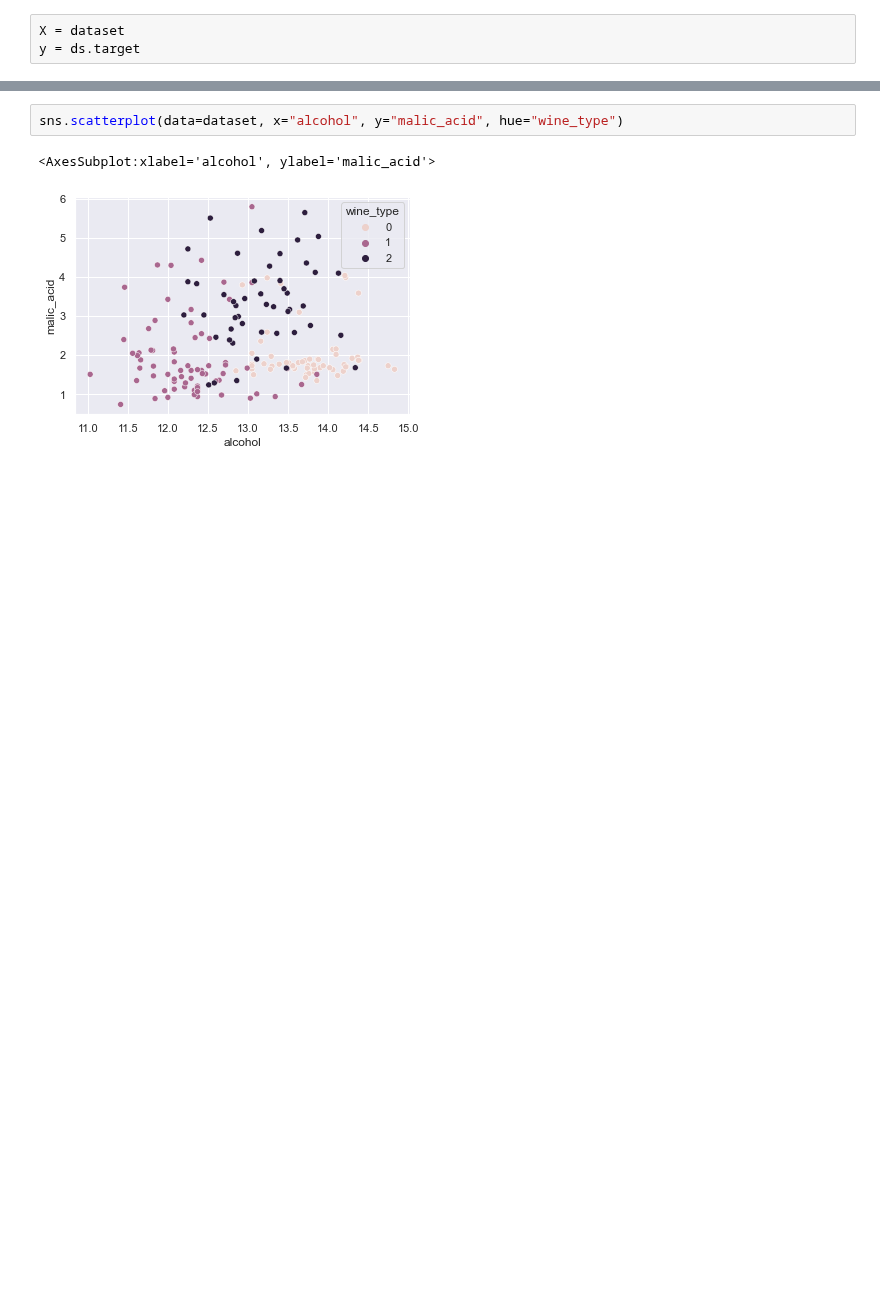
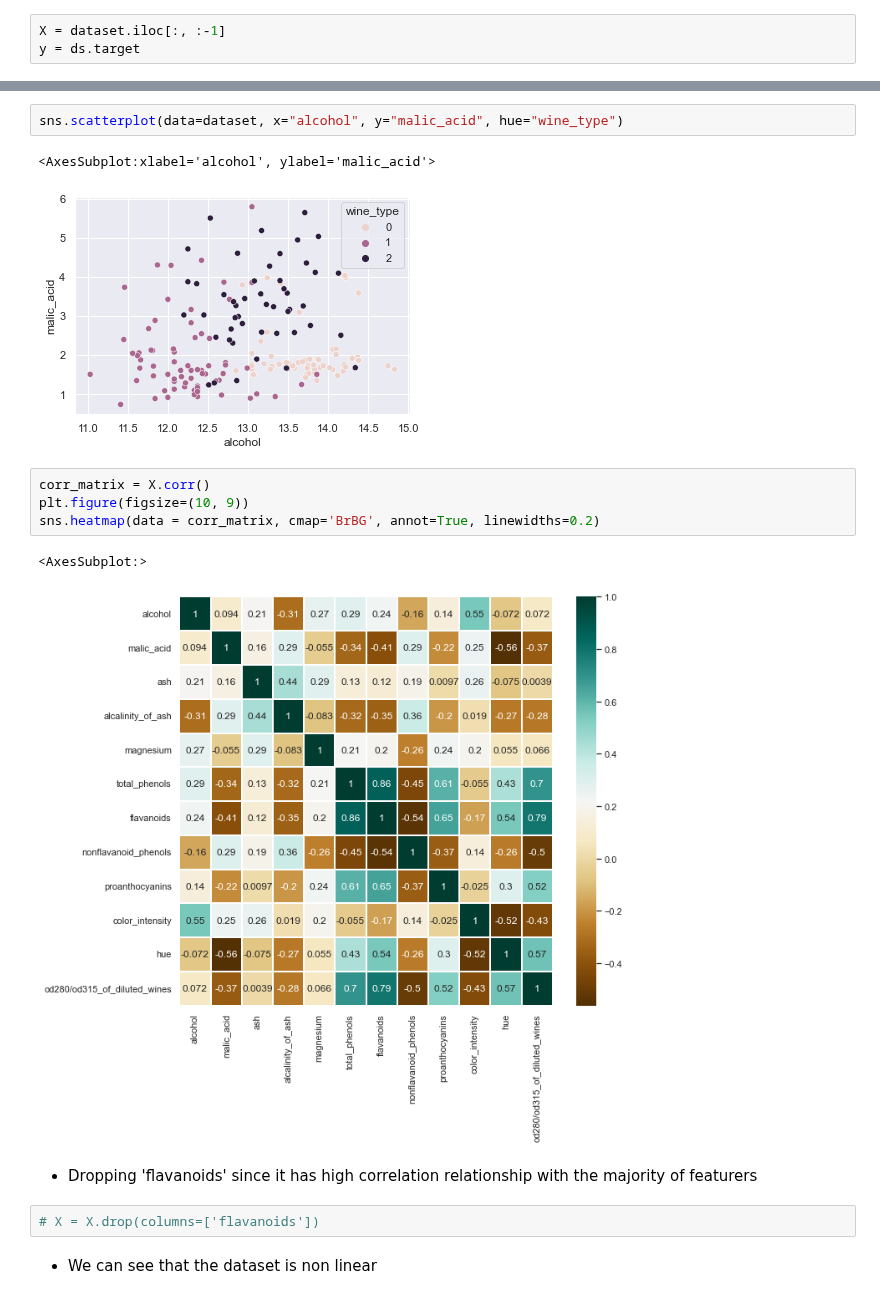
Before and after one commit to omgitsmj24/BOOT_AI_INTERN, a Jupyter notebook: Data Preprocessing/Week2/wine.ipynb, the cells around one changed output, grey strips where cells are left out. Drawn from its saved outputs; the diff is of its cells as text; blank space fills up the shorter version.

```diff
--- a/Data Preprocessing/Week2/wine.ipynb
+++ b/Data Preprocessing/Week2/wine.ipynb
@@ -21,7 +50,7 @@ dataset.head()
 # %% [markdown]
 # Set X and y
 # %%
-X = dataset
+X = dataset.iloc[:, :-1]
 y = ds.target
 # %%
 dataset['wine_type'] = y
@@ -66,3 +95,16 @@ sns.scatterplot(data=dataset, x="alcohol", y="malic_acid", hue="wine_type")
 # %% [output]
 <AxesSubplot:xlabel='alcohol', ylabel='malic_acid'>
 [figure]
+# %%
+corr_matrix = X.corr()
+plt.figure(figsize=(10, 9))
+sns.heatmap(data = corr_matrix, cmap='BrBG', annot=True, linewidths=0.2)
+# %% [output]
+<AxesSubplot:>
+[figure, added]
+# %% [markdown]
+* Dropping 'flavanoids' since it has high correlation relationship with the majority of featurers
+# %%
+# X = X.drop(columns=['flavanoids'])
+# %% [markdown]
+* We can see that the dataset is non linear
```
Also changed, not shown: parts of 35 cells of this notebook, 2 other files.
